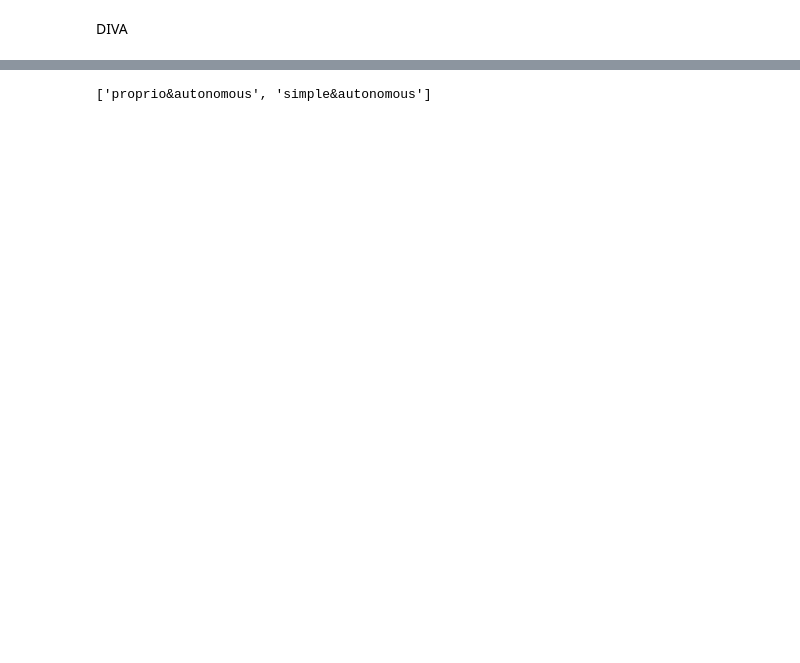
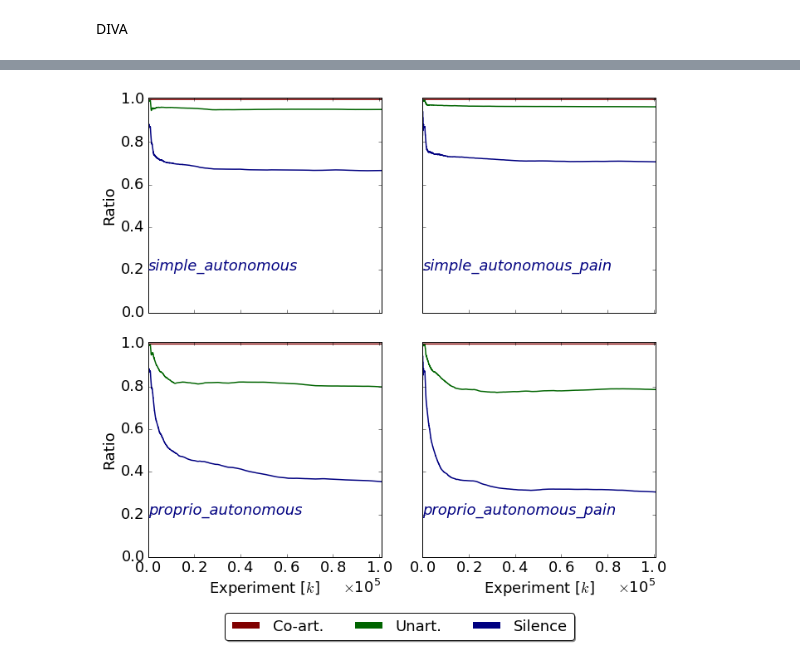
Before and after one commit to yumilceh/artificialbabbling, a Jupyter notebook: exploration/executables/March18/diva_results_chap5.ipynb, the cells around one changed output, grey strips where cells are left out. Saved outputs shown, nothing was run; the diff lists cells and outputs as text; code cells hidden in the pictures; blank space fills up the shorter version.

```diff
--- a/exploration/executables/March18/diva_results_chap5.ipynb
+++ b/exploration/executables/March18/diva_results_chap5.ipynb
@@ -376,8 +322,9 @@ model_type
 # %%
 legend = []
 max_std = 0
-for i, group in enumerate(groups_to_plot):
+for i, group in enumerate(groups_k):
     legend += [group]
+    group = group[0] + '_' + group[1]
 
     ch_av[group] = np.mean(np.array(ch_[group]))
     ch_std[group] = np.std(np.array(ch_[group]))
@@ -387,3 +334,12 @@ for i, group in enumerate(groups_to_plot):
 
     means_coart_av_s[group] = np.mean(np.array(means_coart_s[group]))
     stds_coar_s[group] = np.std(np.array(means_coart_s[group]))
+
+lds_ = []
+for key in error_ev_av.keys():
+    key = key.replace('_autonomous',' ')
+    key = key.replace('simple','Simple')
+    key = key.replace('proprio','Somesthetic')
+    key = key.replace('_pain','(No pain during initialization)')
+    lds_ += [key]
+print(lds_)
@@ -531,4 +440,55 @@ axes.set_ylim([0,1.01])
-# %%
-means_av_e.keys()
-# %% [output]
-['proprio&autonomous', 'simple&autonomous']
+# %%
+matplotlib.rcParams['figure.figsize'] = (10.0, 9)
+matplotlib.rcParams.update({'font.size': 18})
+
+def empty_yticks(ax):
+    labels = [item.get_text() for item in ax.get_yticklabels()]
+    return ['']*len(labels)
+
+fig, ax = plt.subplots(2,2)
+for key, selector in zip(groups_k[::-1],[[1,0],[1,1],[0,0],[0,1]]):
+    key = key[0]+ '_' + key[1]
+    plt.sca(ax[selector[0],selector[1]])
+    means_unart_av[key] = np.mean(np.array(means_unart_s[key]), axis=0)
+    means_coart_av[key] = np.mean(np.array(means_coart_s[key]), axis=0)
+
+    data_plt_coart = incremental_mean(means_coart_av[key])
+    data_plt_unart = incremental_mean(means_unart_av[key])
+    data_plt_silence  = np.array([1-x for x in np.add(data_plt_coart,data_plt_unart)])
+
+#     data_plt_unart = np.add(data_plt_coart,data_plt_unart)
+#     data_plt_silence = np.add(data_plt_silence,data_plt_unart)
+
+    data_plt_unart = np.add(data_plt_silence,data_plt_unart)
+    data_plt_coart = np.add(data_plt_coart,data_plt_unart)
+
+    plt.plot(data_plt_coart, linestyle='-', marker='',lw = 1.5,color='maroon')
+    plt.plot(data_plt_unart, linestyle='-', marker='',lw = 1.5,color='darkgreen')
+    plt.plot(data_plt_silence, linestyle='-', marker='',lw = 1.5,color='navy')
+
+    plt.gca().xaxis.set_major_formatter(xfmt)
+    plt.xlabel('Experiment [$k$]')
+    plt.xlim([0,n_exp])
+    plt.ylim([0,1.01])
+
+    ax[selector[0],selector[1]].text(1.,0.2, key,color ='navy', style='italic')
+
+
+ax[0,1].set_yticklabels(empty_yticks(ax[0,1]))
+ax[1,1].set_yticklabels(empty_yticks(ax[1,1]))
+ax[0,0].set_xticklabels(empty_yticks(ax[0,1]))
+ax[0,1].set_xticklabels(empty_yticks(ax[1,1]))
+ax[0,0].set_ylabel('Ratio')
+ax[1,0].set_ylabel('Ratio')
+ax[0,0].set_xlabel('')
+ax[0,1].set_xlabel('')
+
+plt.sca(ax[1,1])
+lgd = plt.legend(['Co-art.', 'Unart.', 'Silence'],\
+           ncol=3,loc='lower right', fontsize=18, bbox_to_anchor=(.68, -0.42),
+          fancybox=True, shadow=True)
+plt.tight_layout()
+for legobj in lgd.legendHandles:
+    legobj.set_linewidth(8.0)
+# %% [output]
+[figure, added]
```
Also changed, not shown: parts of 18 cells of this notebook, 4 other files.
